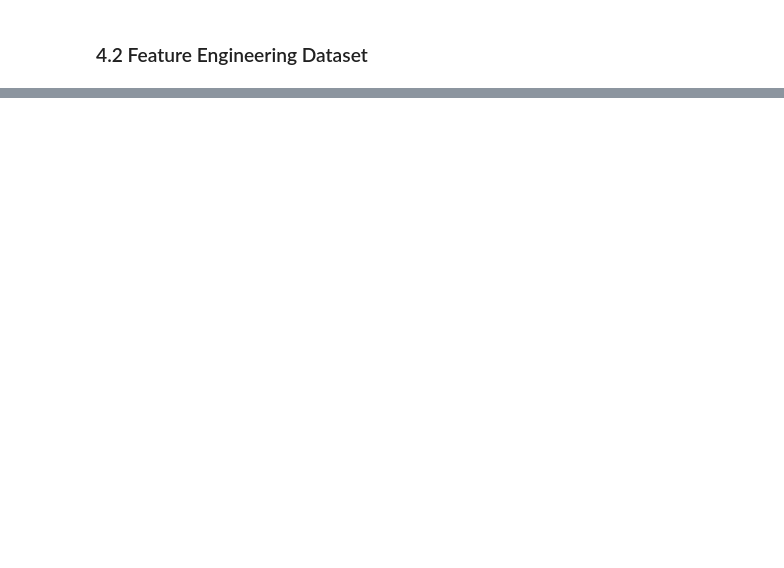
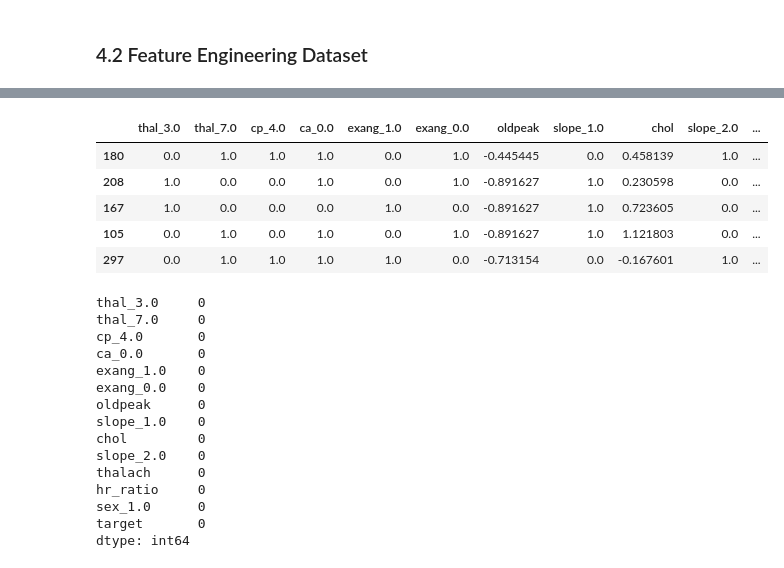
Before and after one commit to mylethidiem/data-science-artificial-intelligence-projects, a Jupyter notebook: Heart-Disease-Diagnosis/notebooks/Feature_Engineering.ipynb, the cells around one changed output, grey strips where cells are left out. Saved outputs shown, nothing was run; the diff lists cells and outputs as text; code cells hidden in the pictures; blank space fills up the shorter version.

```diff
--- a/Heart-Disease-Diagnosis/notebooks/Feature_Engineering.ipynb
+++ b/Heart-Disease-Diagnosis/notebooks/Feature_Engineering.ipynb
@@ -229,0 +409,3 @@ plt.show()
+# %%
+ohe = fe_pipeline.named_steps['preprocess'].named_transformers_['cat'].named_steps['onehot']
+ohe
@@ -229,0 +434,14 @@ plt.show()
+# %%
+# Create an array (True/False) to mark One-Hot encoded (sex_, cp_,...) or clustered (age_bin_) columns as discrete variables
+is_discrete = np.array([col.startswith('age_bin_') or any(col.startswith(pfx) for pfx in ['sex_','cp_','fbs_','restecg_','exang_','slope_','ca_','thal_']) for col in Xt_tr.columns], dtype=bool)
+mi_scores = mutual_info_classif(Xt_tr.values, y_train.values, discrete_features=is_discrete, random_state=42)
+mi_series = pd.Series(mi_scores, index=Xt_tr.columns).sort_values(ascending=False) # sort descending
+
+# Visualize Top MI
+topN = int(min(20, len(mi_series)))
+top_mi = mi_series.head(topN).iloc[::-1]
+plt.figure(figsize=(10, max(6, 0.35*topN)))
+plt.barh(top_mi.index, top_mi.values) # Horizontal Bar Chart
+plt.title('Top MI scores (Train)')
+plt.xlabel('MI score'); plt.ylabel('Feature')
+plt.tight_layout(); plt.show()
@@ -229,0 +450,20 @@ plt.show()
+# %%
+K = len([c for c in raw.columns if c != 'target'])
+topk_cols = list(mi_series.head(K).index)
+print("Selected TOP-K engineered features (K = RAW features):", K)
+display(pd.Series(topk_cols, name="fe_topk_features").reset_index(drop=True))
+
+fe_tr = Xt_tr[topk_cols].copy()
+fe_tr['target'] = y_train.values
+fe_va = Xt_va[topk_cols].copy()
+fe_va['target'] = y_val.values
+fe_te = Xt_te[topk_cols].copy()
+fe_te['target'] = y_test.values
+
+out_dir = Path(OUTPUT_DIR)
+out_dir.mkdir(parents=True, exist_ok=True)
+fe_tr.to_csv(out_dir / 'fe_train.csv', index=False)
+fe_va.to_csv(out_dir / 'fe_val.csv', index=False)
+fe_te.to_csv(out_dir / 'fe_test.csv', index=False)
+
+print("Saved FE splits. K (FE features) =", K)
@@ -230,2 +487,27 @@ plt.show()
+# %%
+display(fe_tr.head())
+display(fe_tr.isna().sum())
+# %% [output]
+|  | thal_3.0 | thal_7.0 | cp_4.0 | ca_0.0 | exang_1.0 | exang_0.0 | oldpeak | slope_1.0 | chol | slope_2.0 | ... |
+| 180 | 0.0 | 1.0 | 1.0 | 1.0 | 0.0 | 1.0 | -0.445445 | 0.0 | 0.458139 | 1.0 | ... |
+| 208 | 1.0 | 0.0 | 0.0 | 1.0 | 0.0 | 1.0 | -0.891627 | 1.0 | 0.230598 | 0.0 | ... |
+| 167 | 1.0 | 0.0 | 0.0 | 0.0 | 1.0 | 0.0 | -0.891627 | 1.0 | 0.723605 | 0.0 | ... |
+| 105 | 0.0 | 1.0 | 0.0 | 1.0 | 0.0 | 1.0 | -0.891627 | 1.0 | 1.121803 | 0.0 | ... |
+| 297 | 0.0 | 1.0 | 1.0 | 1.0 | 1.0 | 0.0 | -0.713154 | 0.0 | -0.167601 | 1.0 | ... |
+thal_3.0     0
+thal_7.0     0
+cp_4.0       0
+ca_0.0       0
+exang_1.0    0
+exang_0.0    0
+oldpeak      0
+slope_1.0    0
+chol         0
+slope_2.0    0
+thalach      0
+hr_ratio     0
+sex_1.0      0
+target       0
+dtype: int64
 # %%
 # zip folder
```
Also changed, not shown: parts of 19 cells of this notebook.
